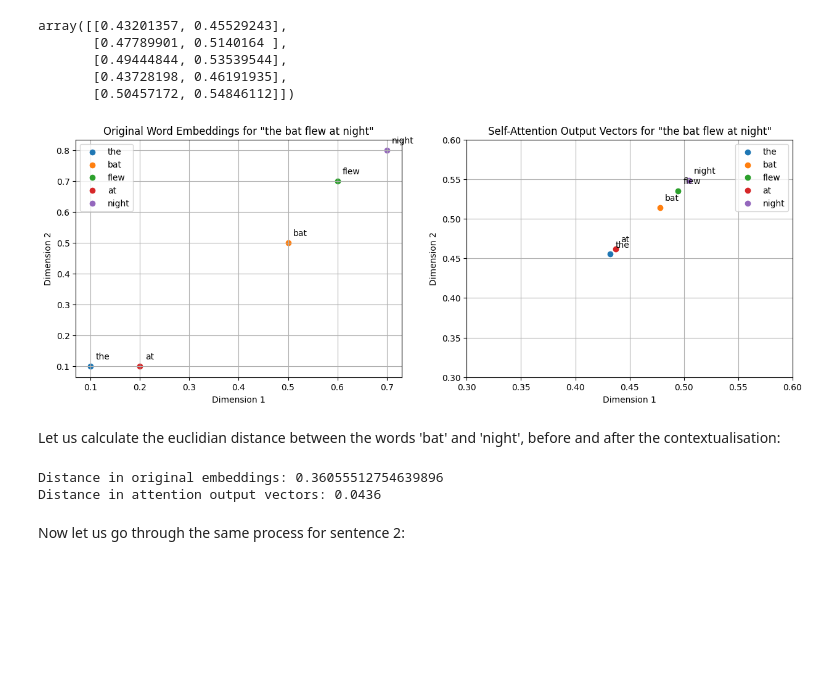
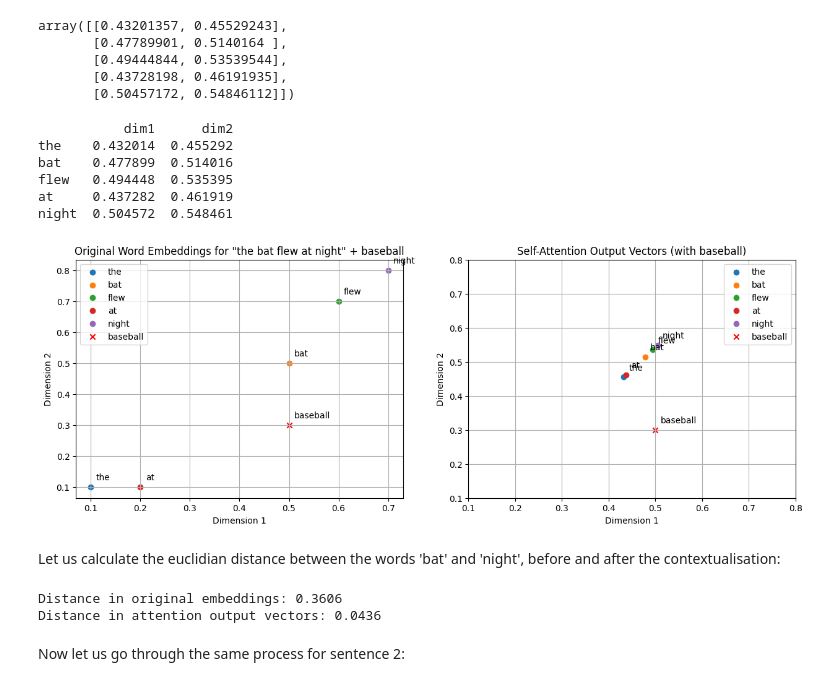
Before and after one commit to Anders-sonderby/M4_assignments, a Jupyter notebook: M4_assignment_1.ipynb, the cells around one changed output. Cells and saved outputs as stored; diff of their text form; code cells hidden in the pictures; blank space fills up the shorter version.

```diff
--- a/M4_assignment_1.ipynb
+++ b/M4_assignment_1.ipynb
@@ -286,14 +286,31 @@ array([[0.43201357, 0.45529243],
        [0.49444844, 0.53539544],
        [0.43728198, 0.46191935],
        [0.50457172, 0.54846112]])
+# %%
+context_df = pd.DataFrame(
+    attention_output_1,
+    index=sentence_1,            # word labels
+    columns=['dim1','dim2']      # or whatever you want to call the dimensions
+)
+print(context_df)
+# %% [output]
+           dim1      dim2
+the    0.432014  0.455292
+bat    0.477899  0.514016
+flew   0.494448  0.535395
+at     0.437282  0.461919
+night  0.504572  0.548461
 # %%
 # Step 1: Extract original embeddings
 sentence_embeddings_1 = np.array([embeddings[word] for word in sentence_1])
 
+# also grab baseball embedding for comparison
+baseball_original = embeddings["baseball"]
+
 # Step 2: Set up the plot
 fig, axes = plt.subplots(1, 2, figsize=(15, 5))
 
-# Plot original embeddings
+# Plot original embeddings (sentence 1) + baseball
 for i, word in enumerate(sentence_1):
     x0, y0 = sentence_embeddings_1[i]
     axes[0].scatter(x0, y0, label=f"{word}")
@@ -307,41 +324,66 @@ for i, word in enumerate(sentence_1):
         fontsize=10,
         clip_on=False
     )
+# add baseball to the left plot
+x0_bb, y0_bb = baseball_original
+axes[0].scatter(x0_bb, y0_bb, label="baseball", marker='x', color='red')
+axes[0].annotate(
+    "baseball",
+    xy=(x0_bb, y0_bb),
+    xytext=(6, 6),
+    textcoords='offset points',
+    ha='left',
+    va='bottom',
+    fontsize=10,
+    clip_on=False
+)
 
-axes[0].set_title('Original Word Embeddings for "the bat flew at night"')
+axes[0].set_title('Original Word Embeddings for "the bat flew at night" + baseball')
 axes[0].set_xlabel('Dimension 1')
 axes[0].set_ylabel('Dimension 2')
 axes[0].grid(True)
 axes[0].legend()
 
-# Plot attention output vectors
-# For the attention output plot
+# Plot attention output vectors for sentence 1
 for i, word in enumerate(sentence_1):
     x1, y1 = attention_output_1[i]
     axes[1].scatter(x1, y1, label=f"{word}")
     axes[1].annotate(
         word,
         xy=(x1, y1),
         xytext=(6, 6),
         textcoords='offset points',
         ha='left',
         va='bottom',
         fontsize=10,
         clip_on=False
     )
+# also add the standard (original) baseball embedding to the right plot
+x1_bb, y1_bb = baseball_original
+axes[1].scatter(x1_bb, y1_bb, label="baseball", marker='x', color='red')
+axes[1].annotate(
+    "baseball",
+    xy=(x1_bb, y1_bb),
+    xytext=(6, 6),
+    textcoords='offset points',
+    ha='left',
+    va='bottom',
+    fontsize=10,
+    clip_on=False
+)
 
-axes[1].set_title('Self-Attention Output Vectors for "the bat flew at night"')
+axes[1].set_title('Self-Attention Output Vectors (with baseball)')
 axes[1].set_xlabel('Dimension 1')
 axes[1].set_ylabel('Dimension 2')
 axes[1].grid(True)
 axes[1].legend()
 # set fixed x/y ranges on the second axes
-axes[1].set_xlim(0.3, 0.6)
-axes[1].set_ylim(0.3, 0.6)
+axes[1].set_xlim(0.1, 0.8)
+axes[1].set_ylim(0.1, 0.8)
 
 plt.show()
 # %% [output]
-[figure, old version]
+[figure, new version]
 # %% [markdown]
 Let us calculate the euclidian distance between the words 'bat' and 'night', before and after the contextualisation:
 # %%
@@ -359,10 +401,10 @@ output_bat = attention_output_1[bat_position]
 output_night = attention_output_1[night_position]
 distance_output = np.linalg.norm(output_bat - output_night)
 
-print("Distance in original embeddings:", distance_original)
+print(f"Distance in original embeddings: {distance_original:.4f}")
 print(f"Distance in attention output vectors: {distance_output:.4f}")
 # %% [output]
-Distance in original embeddings: 0.36055512754639896
+Distance in original embeddings: 0.3606
 Distance in attention output vectors: 0.0436
 # %% [markdown]
 Now let us go through the same process for sentence 2:
```
Also changed, not shown: 1 other file.
